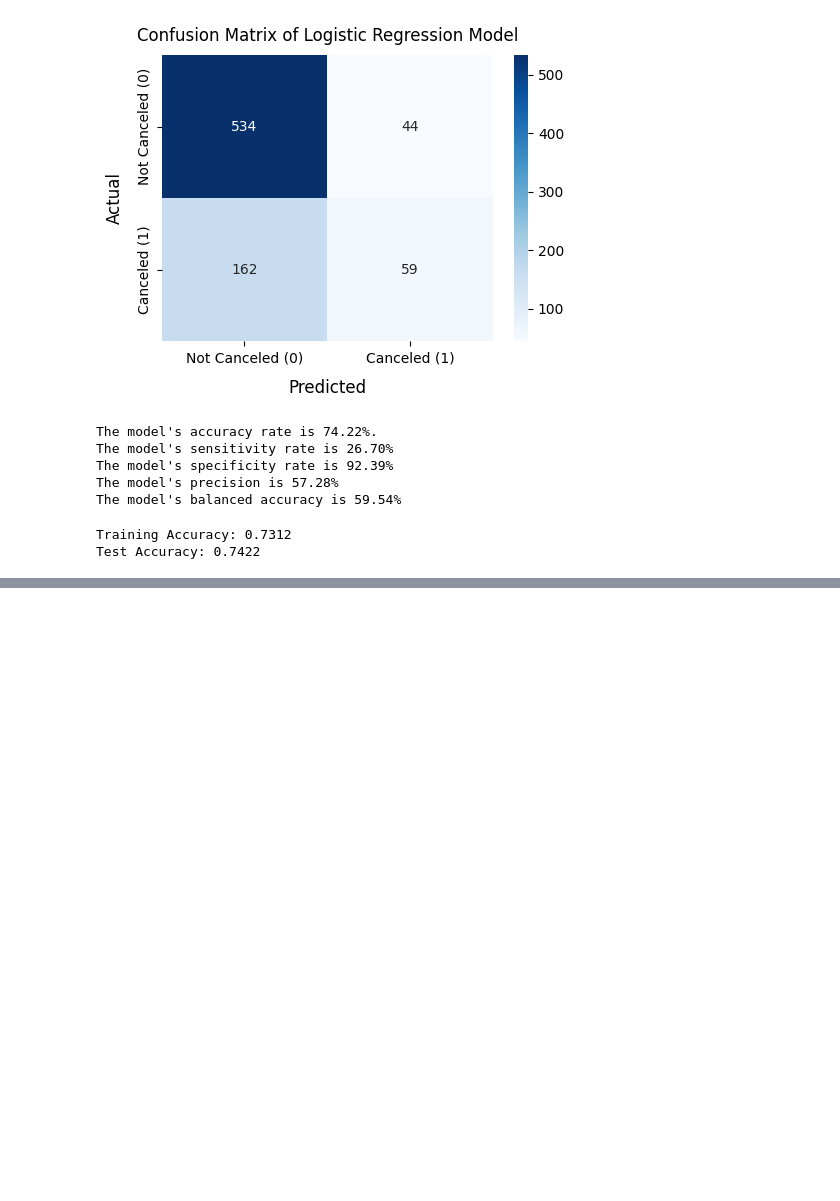
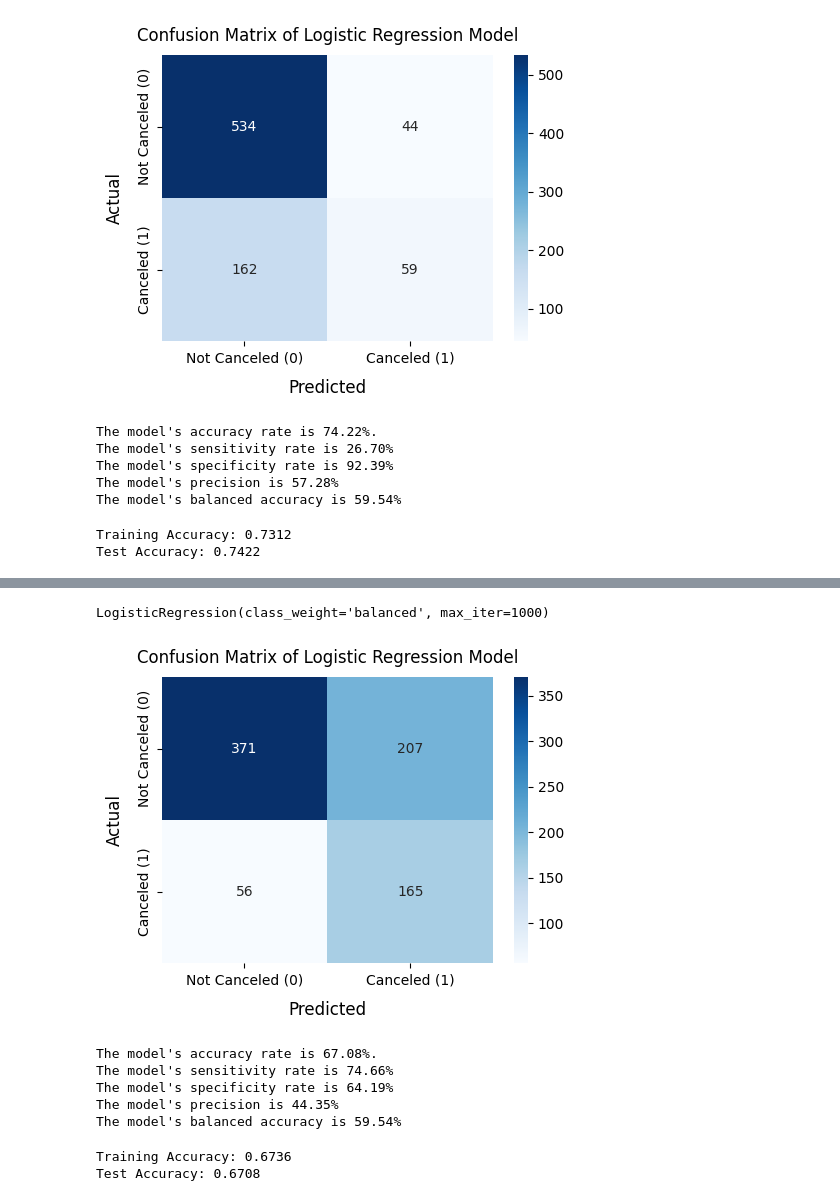
Before and after one commit to pranjul11garg/Lobster-Land-Marketing-Strategy, a Jupyter notebook: lobster.ipynb, the cells around one changed output, grey strips where cells are left out. Cells and saved outputs as stored; diff of their text form; code cells hidden in the pictures; blank space fills up the shorter version.

Commit message:
model's accuracy after addressing the imbalance issue

```diff
--- a/lobster.ipynb
+++ b/lobster.ipynb
@@ -988,0 +1003,50 @@ Test Accuracy: 0.7422
+# %%
+log_reg_bl = LogisticRegression(max_iter=1000, class_weight='balanced')
+log_reg_bl.fit(X_train_sk, y_train)
+# %% [output]
+LogisticRegression(class_weight='balanced', max_iter=1000)
+# %%
+y_pred_bl = log_reg_bl.predict(X_test_sk)
+cm_logistic_bl = confusion_matrix(y_test, y_pred_bl)
+# %%
+plt.figure(figsize=(5, 4))
+sns.heatmap(cm_logistic_bl, annot=True, fmt='d', cmap='Blues',
+            xticklabels=['Not Canceled (0)', 'Canceled (1)'],
+            yticklabels=['Not Canceled (0)', 'Canceled (1)'])
+plt.title("Confusion Matrix of Logistic Regression Model", fontsize=12, pad=10)
+plt.xlabel("Predicted", fontsize=12, labelpad=10)
+plt.ylabel("Actual", fontsize=12, labelpad=10)
+plt.tight_layout()
+plt.show()
+# %% [output]
+[figure, added]
+# %%
+accuracy_bl = accuracy_score(y_test, y_pred_bl)
+sensitivity_bl = recall_score(y_test, y_pred_bl)
+
+tn, fp, fn, tp = cm_logistic_bl.ravel()
+specificity_bl = tn / (tn + fp) if (tn + fp) != 0 else 0
+
+precision_bl = precision_score(y_test, y_pred_bl)
+balanced_accuracy_bl = (sensitivity + specificity) / 2
+
+print(f"The model's accuracy rate is {accuracy_bl:.2%}.")
+print(f"The model's sensitivity rate is {sensitivity_bl:.2%}")
+print(f"The model's specificity rate is {specificity_bl:.2%}")
+print(f"The model's precision is {precision_bl:.2%}")
+print(f"The model's balanced accuracy is {balanced_accuracy_bl:.2%}")
+# %% [output]
+The model's accuracy rate is 67.08%.
+The model's sensitivity rate is 74.66%
+The model's specificity rate is 64.19%
+The model's precision is 44.35%
+The model's balanced accuracy is 59.54%
+# %%
+train_accuracy_bl = log_reg_bl.score(X_train_sk, y_train)
+test_accuracy_bl = log_reg_bl.score(X_test_sk, y_test)
+
+print(f"Training Accuracy: {train_accuracy_bl:.4f}")
+print(f"Test Accuracy: {test_accuracy_bl:.4f}")
+# %% [output]
+Training Accuracy: 0.6736
+Test Accuracy: 0.6708
```
Also changed, not shown: parts of 2 cells of this notebook.
